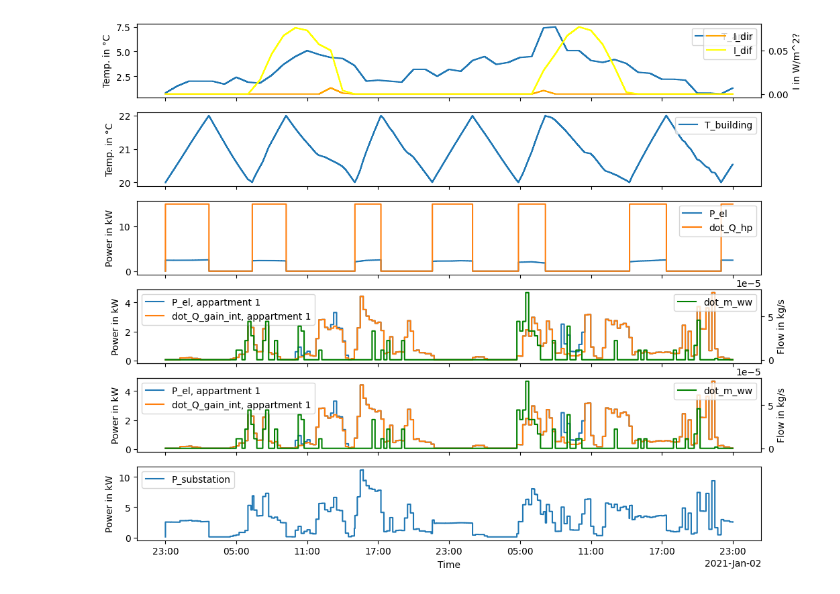
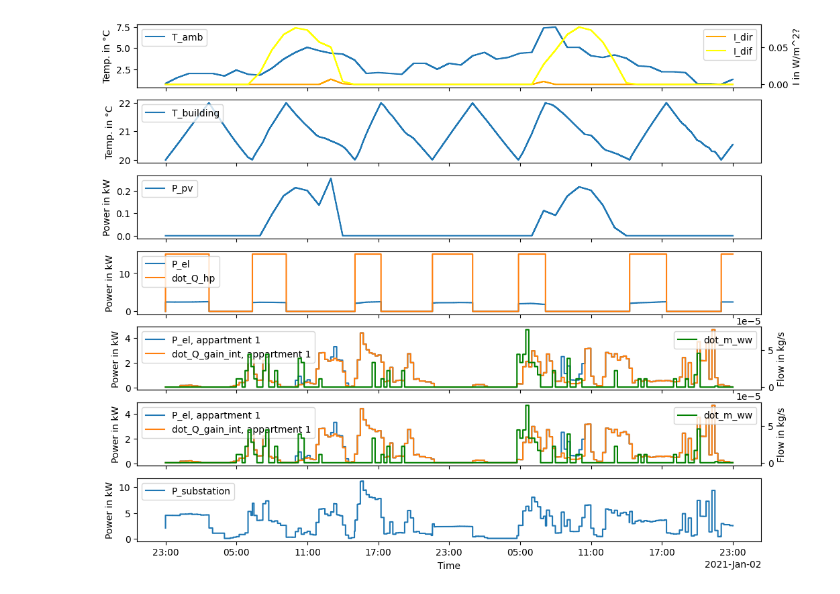
Before and after one commit to erc-fhv/FlECs-Framework, a Jupyter notebook: simple_scenario.ipynb, the cells around one changed output. Drawn from its saved outputs; the diff is of its cells as text; code cells hidden in the pictures.

```diff
--- a/simple_scenario.ipynb
+++ b/simple_scenario.ipynb
@@ -134,64 +154,77 @@ df.head()
 # %%
 dtindex = df.index
 
-fig, axs = plt.subplots(6, sharex=True, figsize=(12, 10))
-
+fig, axs = plt.subplots(7, sharex=True, figsize=(12, 10))
+i = -1
 # Weather
-ax = axs[0]
+i += 1
+ax = axs[i]
 ax.plot(dtindex, df.loc[:, ('weather', 'outputs', 'T_amb')], label='T_amb', drawstyle='steps')
-ax.legend()
+ax.legend(loc='upper left')
 ax.set_ylabel('Temp. in °C')
 
 tax = ax.twinx()
 tax.plot(dtindex, df.loc[:, ('weather', 'outputs', 'I_dir')]/1000, label='I_dir', drawstyle='steps', color='orange')
 tax.plot(dtindex, df.loc[:, ('weather', 'outputs', 'I_dif')]/1000, label='I_dif', drawstyle='steps', color='yellow')
-tax.legend()
+tax.legend(loc='upper right')
 tax.set_ylabel('I in W/m^2?')
 
 # Building Temperature
+i += 1
 ax = axs[1]
 ax.plot(dtindex, df.loc[:, ('building_envelope', 'outputs', 'T_building')], label='T_building', drawstyle='steps')
-ax.legend()
+ax.legend(loc='upper left')
 ax.set_ylabel('Temp. in °C')
 
+# PV
+i += 1
+ax = axs[i]
+ax.plot(dtindex, df.loc[:, ('pv', 'outputs', 'P_pv')]/1000, label='P_pv', drawstyle='steps')
+ax.legend(loc='upper left')
+ax.set_ylabel('Power in kW')
+
 # Heat Pump
-ax = axs[2]
+i += 1
+ax = axs[i]
 ax.plot(dtindex, df.loc[:, ('heatpump', 'outputs', 'P_el')]/1000, label='P_el', drawstyle='steps')
 ax.plot(dtindex, df.loc[:, ('heatpump', 'outputs', 'dot_Q_hp')]/1000, label='dot_Q_hp', drawstyle='steps')
-ax.legend()
+ax.legend(loc='upper left')
 ax.set_ylabel('Power in kW')
 
 # Appartment 1
-ax = axs[3]
+i += 1
+ax = axs[i]
 ax.plot(dtindex, df.loc[:, ('appartment_1', 'outputs', 'P_el')]/1000, label='P_el, appartment 1', drawstyle='steps')
 ax.plot(dtindex, df.loc[:, ('appartment_1', 'outputs', 'dot_Q_gain_int')]/1000, label='dot_Q_gain_int, appartment 1', drawstyle='steps')
-ax.legend()
+ax.legend(loc='upper left')
 ax.set_ylabel('Power in kW')
 
 tax = ax.twinx()
 tax.plot(dtindex, df.loc[:, ('appartment_1', 'outputs', 'dot_m_ww')]/1000, label='dot_m_ww', drawstyle='steps', color='green')
-tax.legend()
+tax.legend(loc='upper right')
 tax.set_ylabel('Flow in kg/s')
 
 # Appartment 2
-ax = axs[4]
+i += 1
+ax = axs[i]
 ax.plot(dtindex, df.loc[:, ('appartment_2', 'outputs', 'P_el')]/1000, label='P_el, appartment 1', drawstyle='steps')
 ax.plot(dtindex, df.loc[:, ('appartment_2', 'outputs', 'dot_Q_gain_int')]/1000, label='dot_Q_gain_int, appartment 1', drawstyle='steps')
-ax.legend()
+ax.legend(loc='upper left')
 ax.set_ylabel('Power in kW')
 
 tax = ax.twinx()
 tax.plot(dtindex, df.loc[:, ('appartment_2', 'outputs', 'dot_m_ww')]/1000, label='dot_m_ww', drawstyle='steps', color='green')
-tax.legend()
+tax.legend(loc='upper right')
 tax.set_ylabel('Flow in kg/s')
 
 # Appartment 2
-ax = axs[5]
+i += 1
+ax = axs[i]
 ax.plot(dtindex, df.loc[:, ('grid', 'outputs', 'P_substation')]/1000, label='P_substation', drawstyle='steps')
-ax.legend()
+ax.legend(loc='upper left')
 ax.set_ylabel('Power in kW')
 
 axs[-1].set_xlabel('Time')
 axs[-1].xaxis.set_major_formatter(mdates.ConciseDateFormatter(axs[-1].xaxis.get_major_locator(),))
 # %% [output]
-[figure, old version]
+[figure, new version]
```
Also changed, not shown: parts of 3 cells of this notebook, 4 other files.
